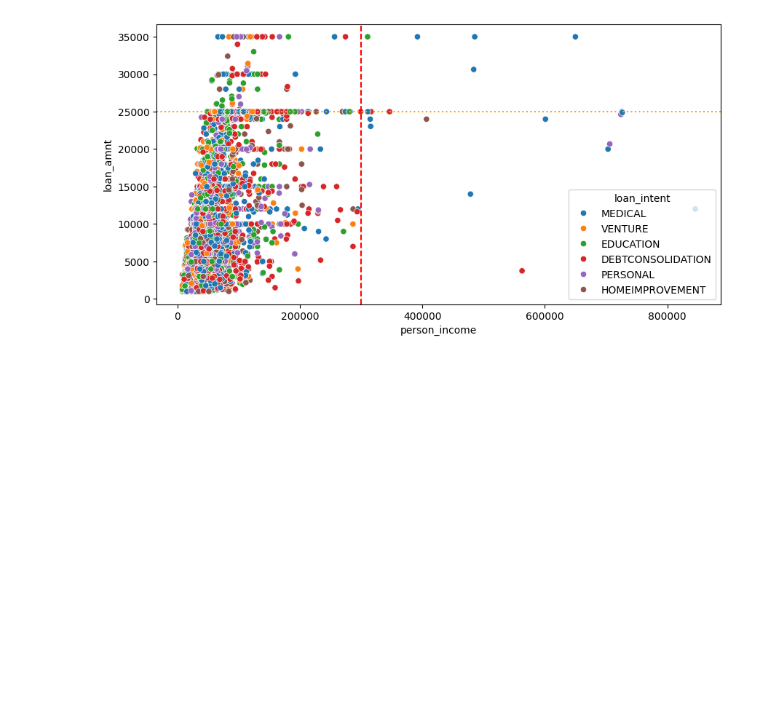
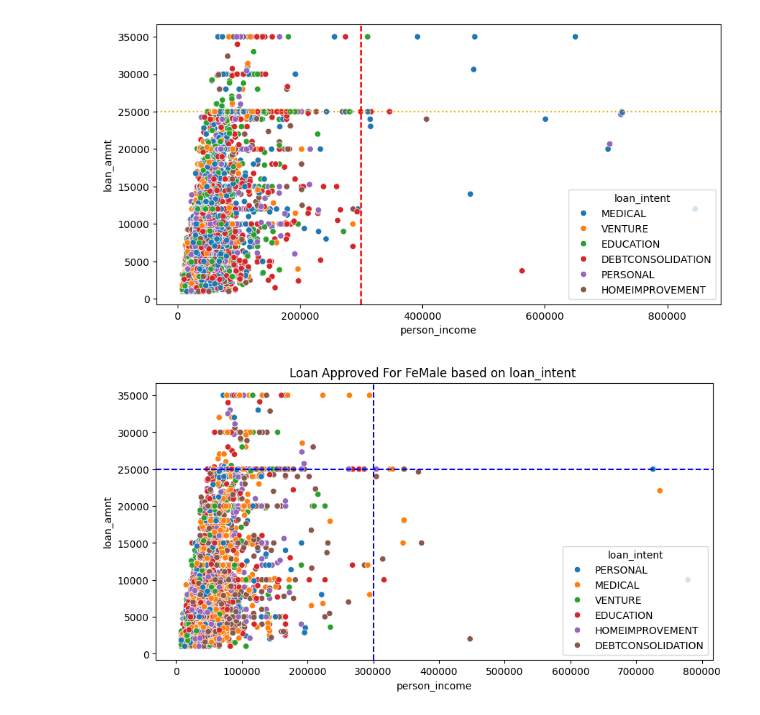
Before and after one commit to Ajay-Kandagatla/DATASCIENCE, a Jupyter notebook: Loan_Approval_EDA.ipynb, the cells around one changed output. Cells and saved outputs as stored; diff of their text form; code cells hidden in the pictures; blank space fills up the shorter version.

```diff
--- a/Loan_Approval_EDA.ipynb
+++ b/Loan_Approval_EDA.ipynb
@@ -150,0 +166,4 @@ loan_status_approved_male = df[(df['loan_status'] == 1) & (df['person_gender'] =
+# %%
+# Loan is approved and Gender must be female
+loan_status_approved_female=df[(df['loan_status'] == 1) & (df['person_gender'] == 'female')]
+loan_status_approved_female
@@ -157,3 +190,12 @@ plt.axhline(25000,linestyle = ':',color = 'orange')
 plt.show()
 # %% [output]
 [figure]
+# %%
+plt.figure(figsize = (10,5))
+sns.scatterplot(x = loan_status_approved_female['person_income'], y = loan_status_approved_female['loan_amnt'],hue =loan_status_approved_female['loan_intent'])
+plt.title('Loan Approved For FeMale based on loan_intent ')
+plt.axvline(300000,linestyle='--',c = 'b')
+plt.axhline(25000,linestyle='--',c = 'b')
+plt.show()
+# %% [output]
+[figure, added]
```
Also changed, not shown: parts of 23 cells of this notebook.
